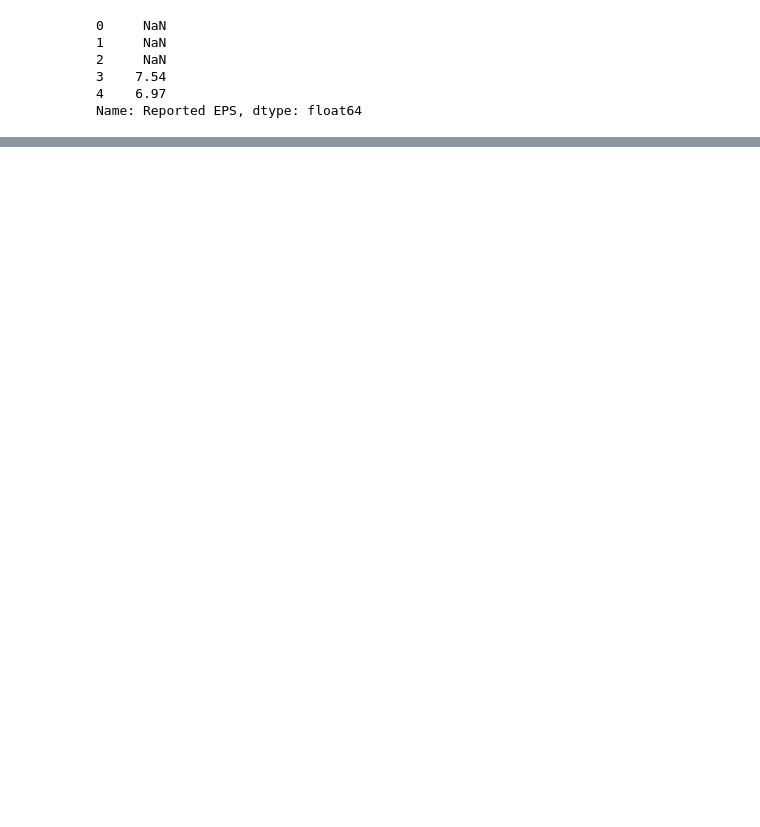
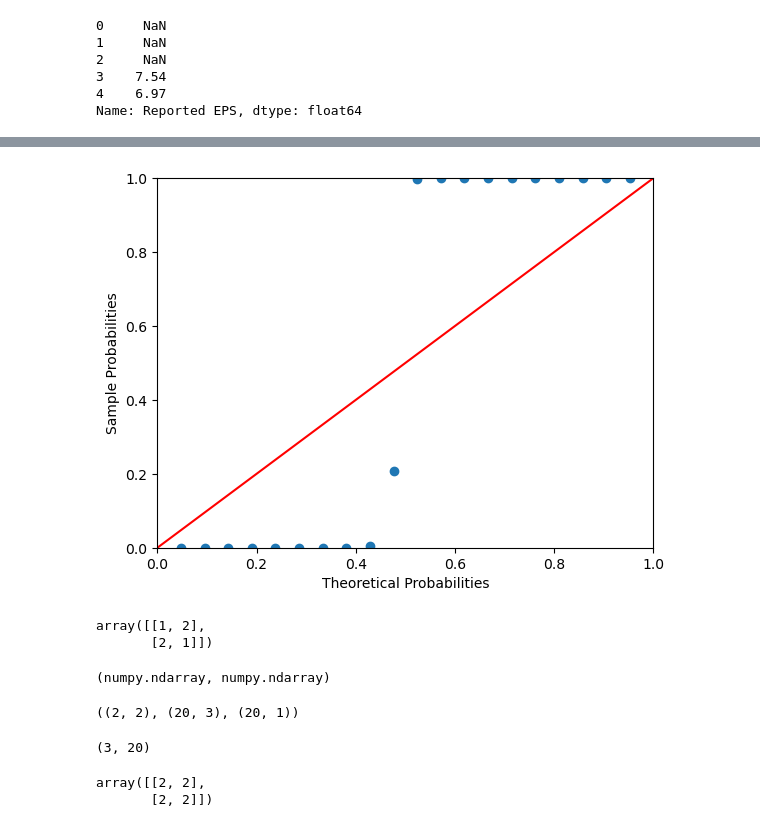
Before and after one commit to yumioh/knou, a Jupyter notebook: Data_Science_Introduction/Finalterm/chapter_7_8.ipynb, the cells around one changed output, grey strips where cells are left out. Drawn from its saved outputs; the diff is of its cells as text; code cells hidden in the pictures; blank space fills up the shorter version.

```diff
--- a/Data_Science_Introduction/Finalterm/chapter_7_8.ipynb
+++ b/Data_Science_Introduction/Finalterm/chapter_7_8.ipynb
@@ -561,0 +780,42 @@ Name: EPS Estimate, Length: 81, dtype: float64
+# %%
+#정규성 확인 : porplot
+
+import statsmodels.api as sm
+
+residuals = model.resid
+pplot = sm.ProbPlot(residuals)
+fig = pplot.ppplot(line="45") # 두 개의 데이터의 중심 및 분포가 얼마나 일치하는 보는 그래프
+plt.show()
+# %% [output]
+[figure, added]
+# %%
+import numpy as np
+
+arr = np.array([[1,2],[2,1]])
+arr
+# %% [output]
+array([[1, 2],
+       [2, 1]])
+# %%
+x = price_earning[["Reported_EPS_diff", "open_mean","Reported_EPS_sum"]].values
+
+y = price_earning[["close_mean"]].values
+
+type(x), type(y)
+# %% [output]
+(numpy.ndarray, numpy.ndarray)
+# %%
+arr.shape, x.shape, y.shape
+# %% [output]
+((2, 2), (20, 3), (20, 1))
+# %%
+x_t = x.transpose()
+x_t.shape
+# %% [output]
+(3, 20)
+# %%
+arr + np.array([[1,0],
+               [0,1]])
+# %% [output]
+array([[2, 2],
+       [2, 2]])
```
Also changed, not shown: parts of 50 cells of this notebook, 1 other file.
